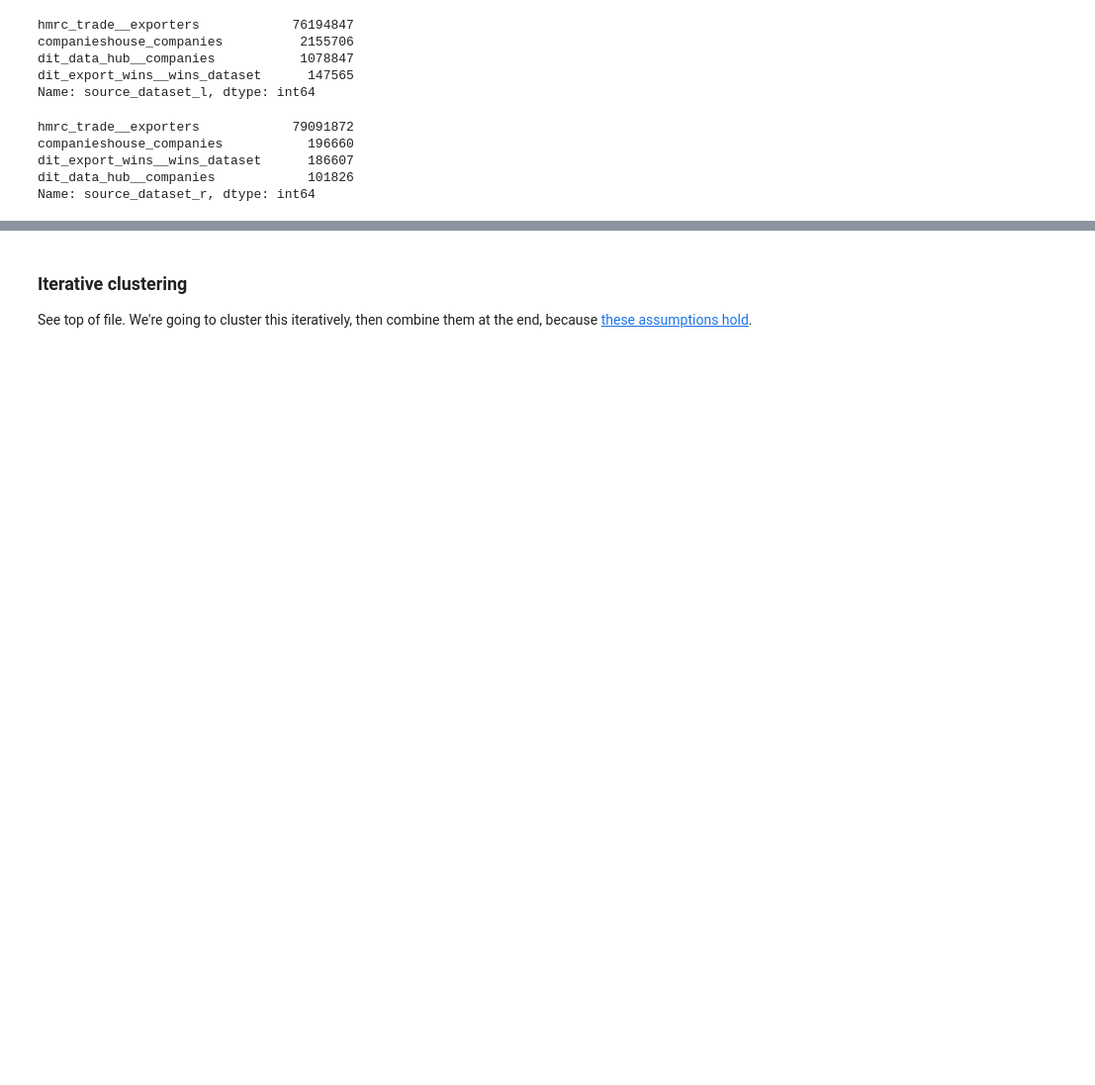
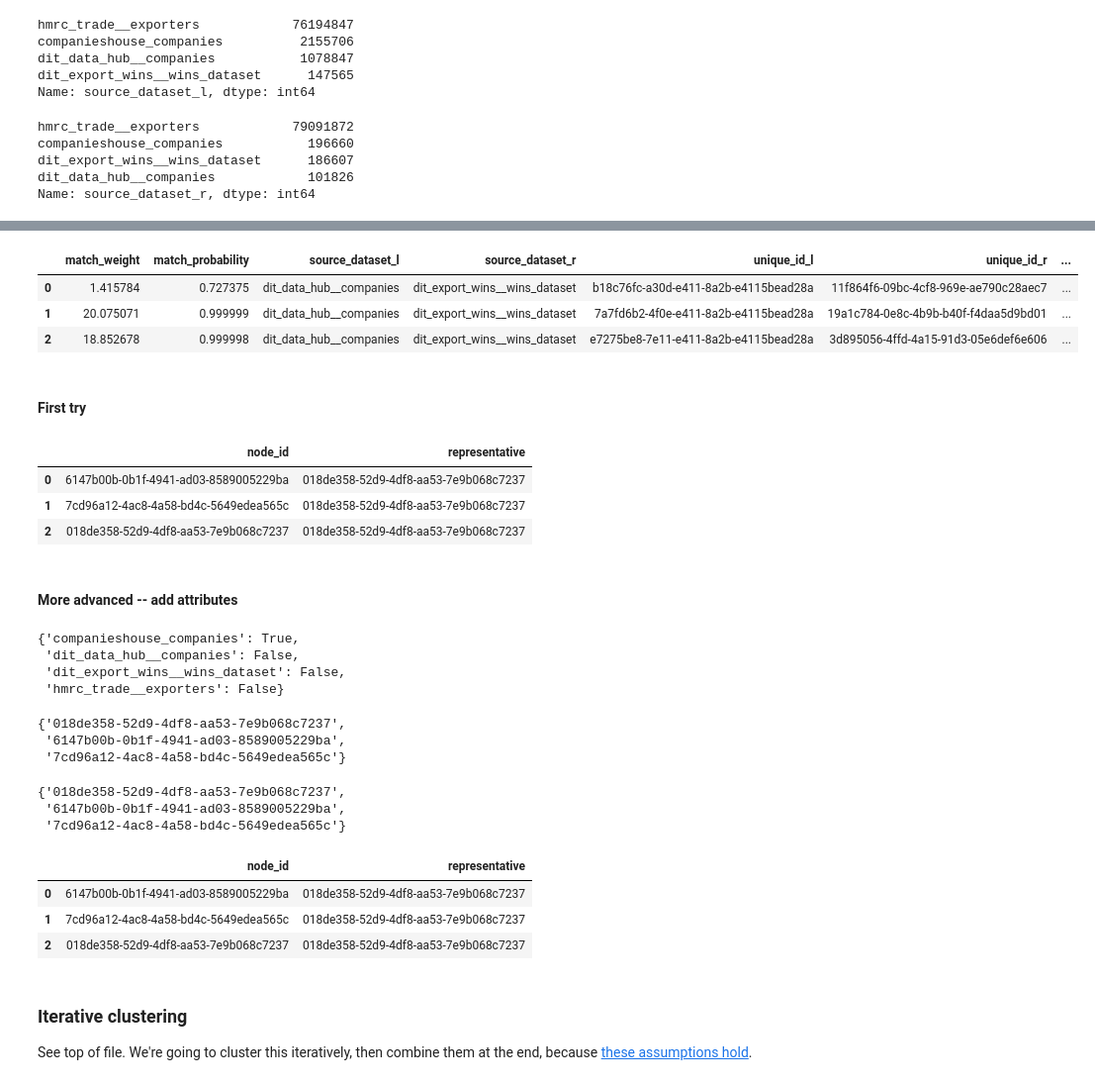
Before and after one commit to will-langdale/matchbox, a Jupyter notebook: notebooks/WL_splink-iterpred.ipynb, the cells around one changed output, grey strips where cells are left out. Shown at 99% size. Drawn from its saved outputs; the diff is of its cells as text; code cells hidden in the pictures; blank space fills up the shorter version.

```diff
--- a/notebooks/WL_splink-iterpred.ipynb
+++ b/notebooks/WL_splink-iterpred.ipynb
@@ -168,0 +174,9 @@ Name: source_dataset_r, dtype: int64
+# %%
+df_predict.head(3)
+# %% [output]
+|  | match_weight | match_probability | source_dataset_l | source_dataset_r | unique_id_l | unique_id_r | ... |
+| 0 | 1.415784 | 0.727375 | dit_data_hub__companies | dit_export_wins__wins_dataset | b18c76fc-a30d-e411-8a2b-e4115bead28a | 11f864f6-09bc-4cf8-969e-ae790c28aec7 | ... |
+| 1 | 20.075071 | 0.999999 | dit_data_hub__companies | dit_export_wins__wins_dataset | 7a7fd6b2-4f0e-e411-8a2b-e4115bead28a | 19a1c784-0e8c-4b9b-b40f-f4daa5d9bd01 | ... |
+| 2 | 18.852678 | 0.999998 | dit_data_hub__companies | dit_export_wins__wins_dataset | e7275be8-7e11-e411-8a2b-e4115bead28a | 3d895056-4ffd-4a15-91d3-05e6def6e606 | ... |
+# %% [markdown]
+#### First try
@@ -168,0 +190,19 @@ Name: source_dataset_r, dtype: int64
+# %%
+rows = []
+
+for cluster in nx.connected_components(G):
+    m = min(list(cluster))
+    for n in cluster:
+        row = {"node_id": n, "representative": m}
+        rows.append(row)
+
+clusters = pd.DataFrame(rows)
+
+clusters.head(3)
+# %% [output]
+|  | node_id | representative |
+| 0 | 6147b00b-0b1f-4941-ad03-8589005229ba | 018de358-52d9-4df8-aa53-7e9b068c7237 |
+| 1 | 7cd96a12-4ac8-4a58-bd4c-5649edea565c | 018de358-52d9-4df8-aa53-7e9b068c7237 |
+| 2 | 018de358-52d9-4df8-aa53-7e9b068c7237 | 018de358-52d9-4df8-aa53-7e9b068c7237 |
+# %% [markdown]
+#### More advanced -- add attributes
@@ -168,0 +258,7 @@ Name: source_dataset_r, dtype: int64
+# %%
+dict(subgraph.nodes(data=True))['CS002474']
+# %% [output]
+{'companieshouse_companies': True,
+ 'dit_data_hub__companies': False,
+ 'dit_export_wins__wins_dataset': False,
+ 'hmrc_trade__exporters': False}
@@ -169,3 +267,32 @@ Name: source_dataset_r, dtype: int64
+# %%
+cc
+# %% [output]
+{'018de358-52d9-4df8-aa53-7e9b068c7237',
+ '6147b00b-0b1f-4941-ad03-8589005229ba',
+ '7cd96a12-4ac8-4a58-bd4c-5649edea565c'}
+# %%
+nx.node_connected_component(G,'6147b00b-0b1f-4941-ad03-8589005229ba')
+# %% [output]
+{'018de358-52d9-4df8-aa53-7e9b068c7237',
+ '6147b00b-0b1f-4941-ad03-8589005229ba',
+ '7cd96a12-4ac8-4a58-bd4c-5649edea565c'}
+# %%
+rows = []
+
+for cluster in nx.connected_components(G):
+    m = min(list(cluster))
+    for n in cluster:
+        row = {"node_id": n, "representative": m}
+        rows.append(row)
+
+clusters = pd.DataFrame(rows)
+
+clusters.head(3)
+# %% [output]
+|  | node_id | representative |
+| 0 | 6147b00b-0b1f-4941-ad03-8589005229ba | 018de358-52d9-4df8-aa53-7e9b068c7237 |
+| 1 | 7cd96a12-4ac8-4a58-bd4c-5649edea565c | 018de358-52d9-4df8-aa53-7e9b068c7237 |
+| 2 | 018de358-52d9-4df8-aa53-7e9b068c7237 | 018de358-52d9-4df8-aa53-7e9b068c7237 |
 # %% [markdown]
 ### Iterative clustering
 
```
Also changed, not shown: parts of 14 cells of this notebook.
